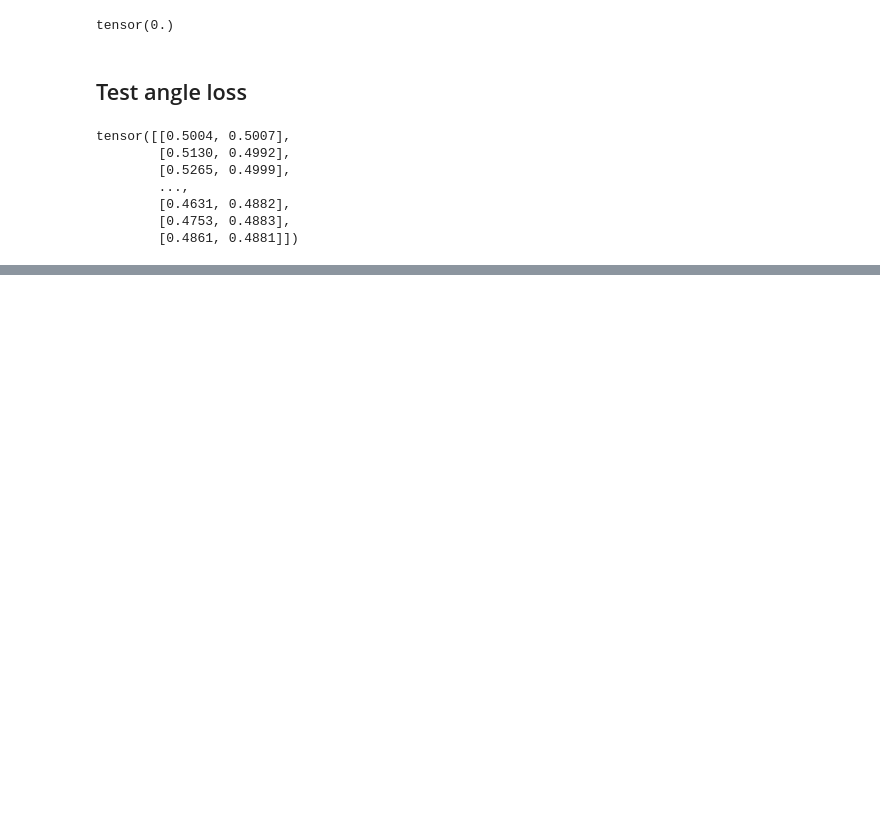
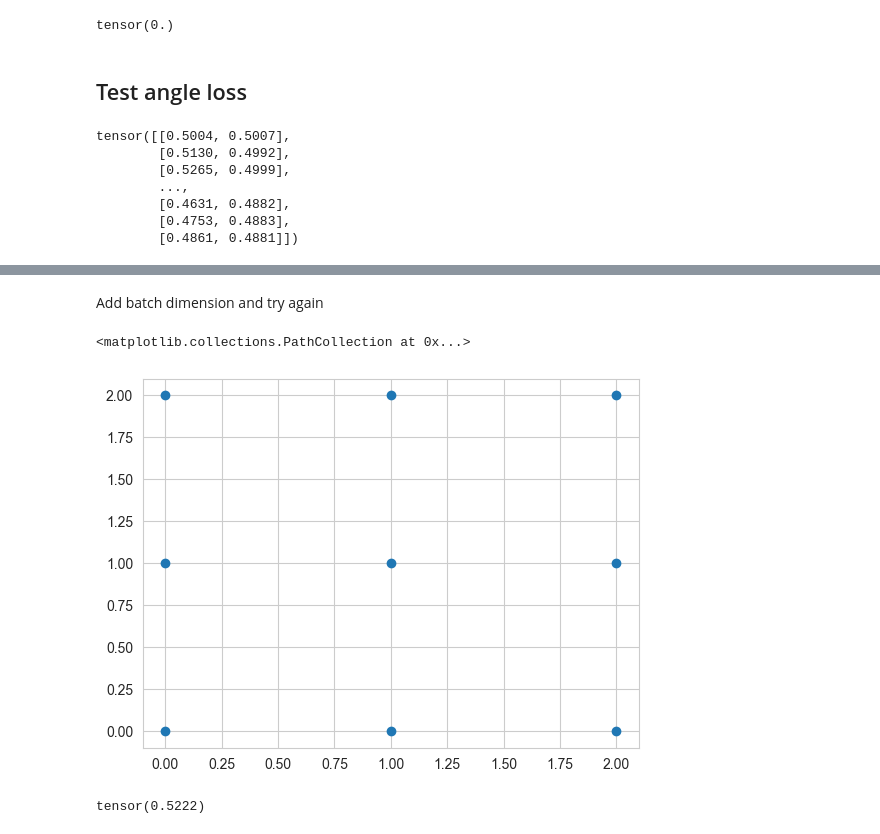
Before and after one commit to Veikko-Saikkonen/hard-spheres, a Jupyter notebook: Notebooks/LossTesting.ipynb, the cells around one changed output, grey strips where cells are left out. Drawn from its saved outputs; the diff is of its cells as text; code cells hidden in the pictures; blank space fills up the shorter version.

```diff
--- a/Notebooks/LossTesting.ipynb
+++ b/Notebooks/LossTesting.ipynb
@@ -566,0 +550,17 @@ tensor([-inf+infj, nan+nanj, inf-infj, nan+nanj, nan+nanj, inf-infj, nan+nanj, -
+# %% [markdown]
+Add batch dimension and try again
+# %%
+batch = 1
+
+coords_square_lattice_batched = torch.tensor([
+    [
+        [x,y] for x in range(0, 3)
+        for y in range(0, 3)
+    ]
+    for z in range(0,batch)]
+, dtype=torch.float) #+ 0.0001*torch.randn(batch, 9, 2)
+
+plt.scatter(coords_square_lattice_batched[0, :,0], coords_square_lattice_batched[0, :,1])
+# %% [output]
+<matplotlib.collections.PathCollection at 0x...>
+[figure, added]
@@ -566,0 +569,61 @@ tensor([-inf+infj, nan+nanj, inf-infj, nan+nanj, nan+nanj, inf-infj, nan+nanj, -
+# %%
+
+coords = coords_square_lattice_batched.clone()
+
+
+def hexatic_order_parameter_batched(coords, k=4):
+
+    # Ensure coords is shape (N, 2)
+    assert coords.dim() == 3 and coords.size(2) == 2, \
+        "coords must be of shape (B,N,2)."
+
+    # Number of points
+    N = coords.size(1)
+
+    # 1) Compute pairwise differences: shape (N, N, 2)
+    #    diffs[i, j, :] = coords[j] - coords[i]
+    #    (the vector from i to j)
+    diffs = coords.unsqueeze(2) - coords.unsqueeze(1)
+
+    # 2) Compute the angles for each pair using atan2(y, x).
+    #    angles[i, j] = angle of vector from i to j
+    angles = torch.atan2(diffs[..., 1], diffs[..., 0])  # shape (N, N)
+
+    # 3) Compute exp(i * 6 * theta_{ij}).
+    #    We can leverage PyTorch's complex support:
+    # e_i6theta = torch.exp(1j * 6 * angles) # 6 in the hex lattice
+    e_i6theta = torch.exp(1j * k * angles) # Replaced with 4 in the square lattice
+
+    # 4a) Typically, we do not include the j = i term in the sum (angle to itself).
+    #    So we set the diagonal elements to zero.
+    # diag_idx = torch.arange(N)
+    # e_i6theta[diag_idx, diag_idx] = 0.0 + 0.0j
+
+    # 4b) we want to ignore everything except the n nearest neighbors
+
+    distances = torch.cdist(coords, coords, p=2)
+    # Set the diagonal to inf as that is the distance to itself and we want to ignore that
+    diag_idx = torch.arange(N)
+    distances[:, diag_idx, diag_idx] = torch.inf
+    distances_topk = torch.topk(distances, dim=1, k=k, largest=False).values.max(dim=1).values
+    mask = (distances.transpose(0,1) > distances_topk).transpose(0,1) # This takes in the top k distances and sets everything else to zero
+    e_i6theta[mask] = 0.0 + 0.0j
+    # 5) Define Ni as the number of neighbors for each point i.
+    # Count the number of neighbours per point from the mask
+
+    Ni = mask.shape[1]-mask.sum(dim=2).unsqueeze(-2) # Ni = k
+    # Ni = k
+    # 6) Sum over j for each i and normalize by Ni.
+    #    psi[i] = (1/Ni) * sum_{j != i} exp(i 6 theta_{ij})
+    # psi = e_i6theta.sum(dim=1) / Ni
+    psi = (e_i6theta / Ni).sum(dim=2)
+
+    return psi
+
+psi_values_batched = hexatic_order_parameter_batched(coords_square_lattice_batched, k=4)
+
+psi_values_batched[0] == psi_values
+psi_values_batched
+torch.mean(torch.sqrt(psi_values_batched * psi_values_batched.conj())).real
+# %% [output]
+tensor(0.5222)
```
Also changed, not shown: parts of 11 cells of this notebook, 2 other files.
